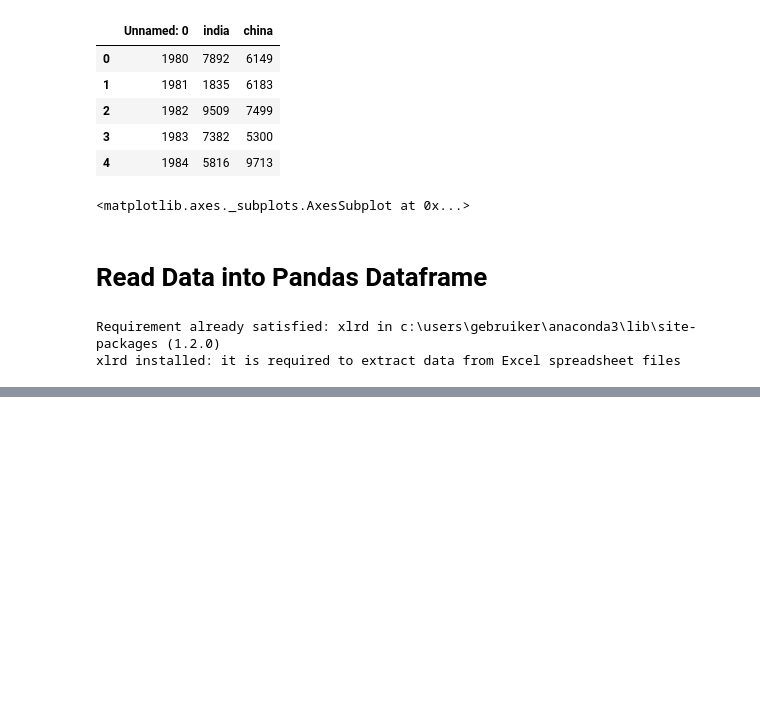
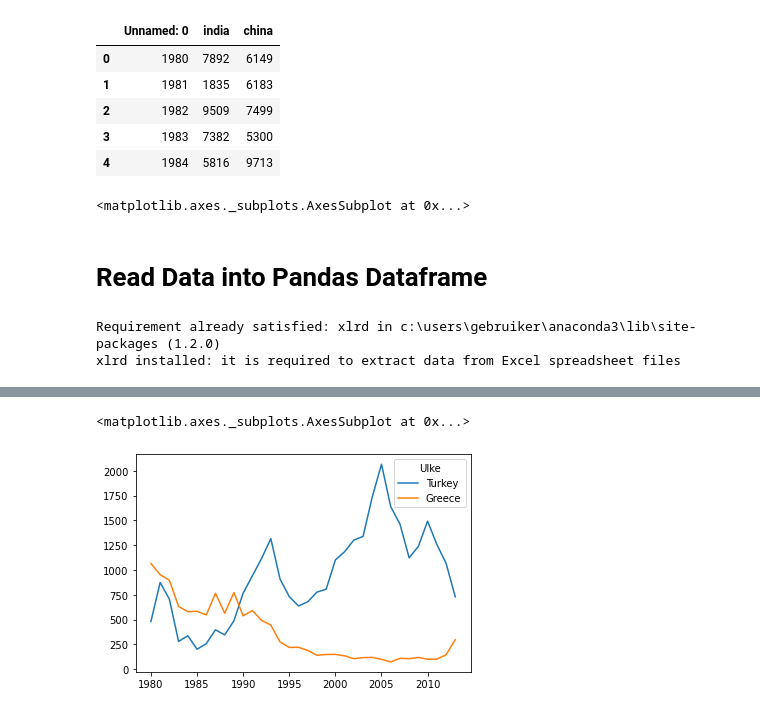
Before and after one commit to simplex06/coursera, a Jupyter notebook: Data Visualization with Python/Untitled.ipynb, the cells around one changed output, grey strips where cells are left out. Cells and saved outputs as stored; diff of their text form; code cells hidden in the pictures; blank space fills up the shorter version.

```diff
--- a/Data Visualization with Python/Untitled.ipynb
+++ b/Data Visualization with Python/Untitled.ipynb
@@ -90,0 +200,3 @@ xlrd installed: it is required to extract data from Excel spreadsheet files
+# %%
+df_tr_gr = data.loc[['Turkey', 'Greece'], years]
+df_tr_gr
@@ -90,0 +209,7 @@ xlrd installed: it is required to extract data from Excel spreadsheet files
+# %%
+df_tr_gr=df_tr_gr.transpose()
+# %%
+df_tr_gr.plot()
+# %% [output]
+<matplotlib.axes._subplots.AxesSubplot at 0x...>
+[figure, added]
```
Also changed, not shown: parts of 20 cells of this notebook, 2 other files.
